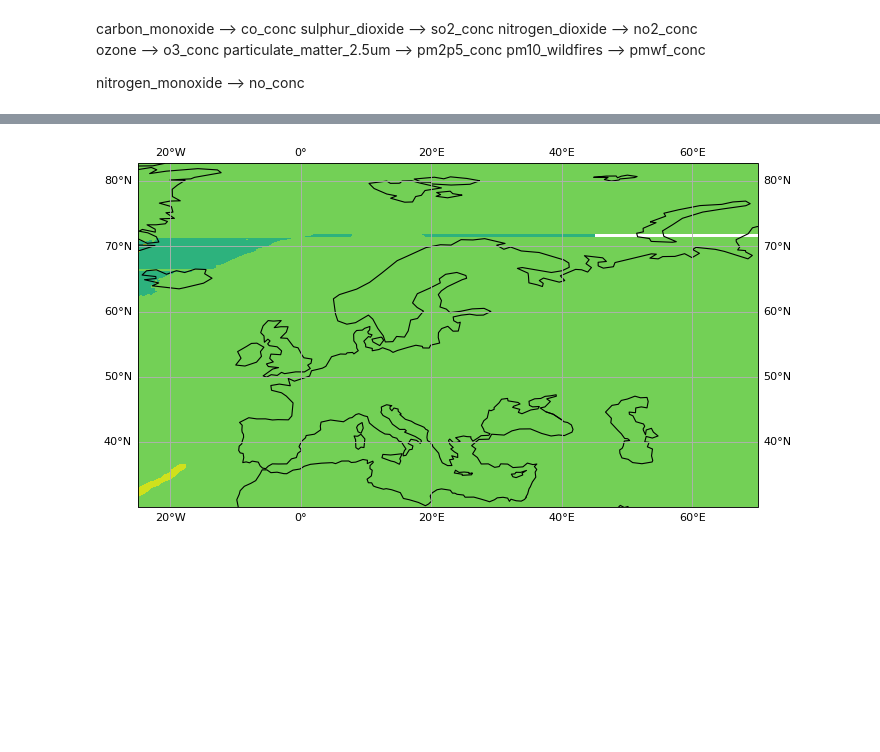
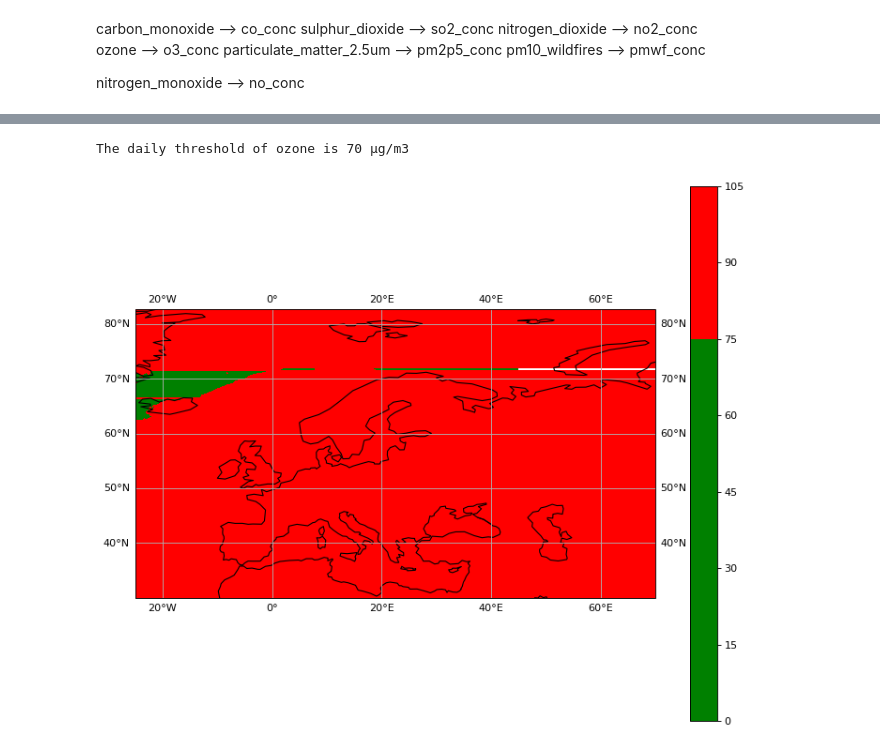
Before and after one commit to Yunshasha/GISMaster, a Jupyter notebook: code/demo/test.ipynb, the cells around one changed output, grey strips where cells are left out. Saved outputs shown, nothing was run; the diff lists cells and outputs as text; code cells hidden in the pictures; blank space fills up the shorter version.

```diff
--- a/code/demo/test.ipynb
+++ b/code/demo/test.ipynb
@@ -40,14 +49,45 @@ ds_variable = 'ozone'
 # %%
+# The comments below is just a simplified custom colormap without importing from another .py file. Just use to test.
+
+# # Modified from https://stackoverflow.com/questions/9707676/defining-a-discrete-colormap-for-imshow-in-matplotlib
+# # Define a custom colormap.
+# cmap = colors.ListedColormap(['green', 'red'])
+# bounds=[0,70,100]
+# norm = colors.BoundaryNorm(bounds, cmap.N)
+
+# Should let users to input GoodColor, BadColor, d_timescale these three formal parameters. Check DIYColorMap.py for more information.
+GoodColor = 'green'
+BadColor = 'red'
+d_timescale = 'Daily'
+
+cmap = DIYColorMap.ColorMap_Color(GoodColor=GoodColor,BadColor=BadColor)
+bounds = DIYColorMap.ColorMap_Threshold(ds_variable=ds_variable,d_timescale=d_timescale)
+norm = DIYColorMap.ColorMap_Norm(d_bounds=bounds,d_cmap=cmap)
+threshold = bounds[1]
+
+print("The daily threshold of " + ds_variable + " is " + str(threshold) + " μg/m3")
+
 plt.figure(figsize=(10, 10), dpi=80)
 ax = plt.axes(projection=ccrs.PlateCarree())
 
-plt.contourf(longitude, latitude, mean_data, cmap='viridis',
+img = plt.contourf(longitude, latitude, mean_data, cmap=cmap, norm=norm,
              transform=ccrs.PlateCarree())
+
+# # Colorbar
+
+# plt.colorbar(img, cmap=cmap, norm=norm, boundaries=bounds, ticks=[0, threshold, 100])
+
+# plt.colorbar(img,fraction=0.046, pad=0.06)
+
+# Legends
+
+
 
 ax.set_extent([70,-25,30,80])
 ax.coastlines()
 ax.gridlines(draw_labels=True)
 
 plt.show()
 # %% [output]
+The daily threshold of ozone is 70 μg/m3
-[figure, old version]
+[figure, new version]
```
Also changed, not shown: parts of 3 cells of this notebook.
